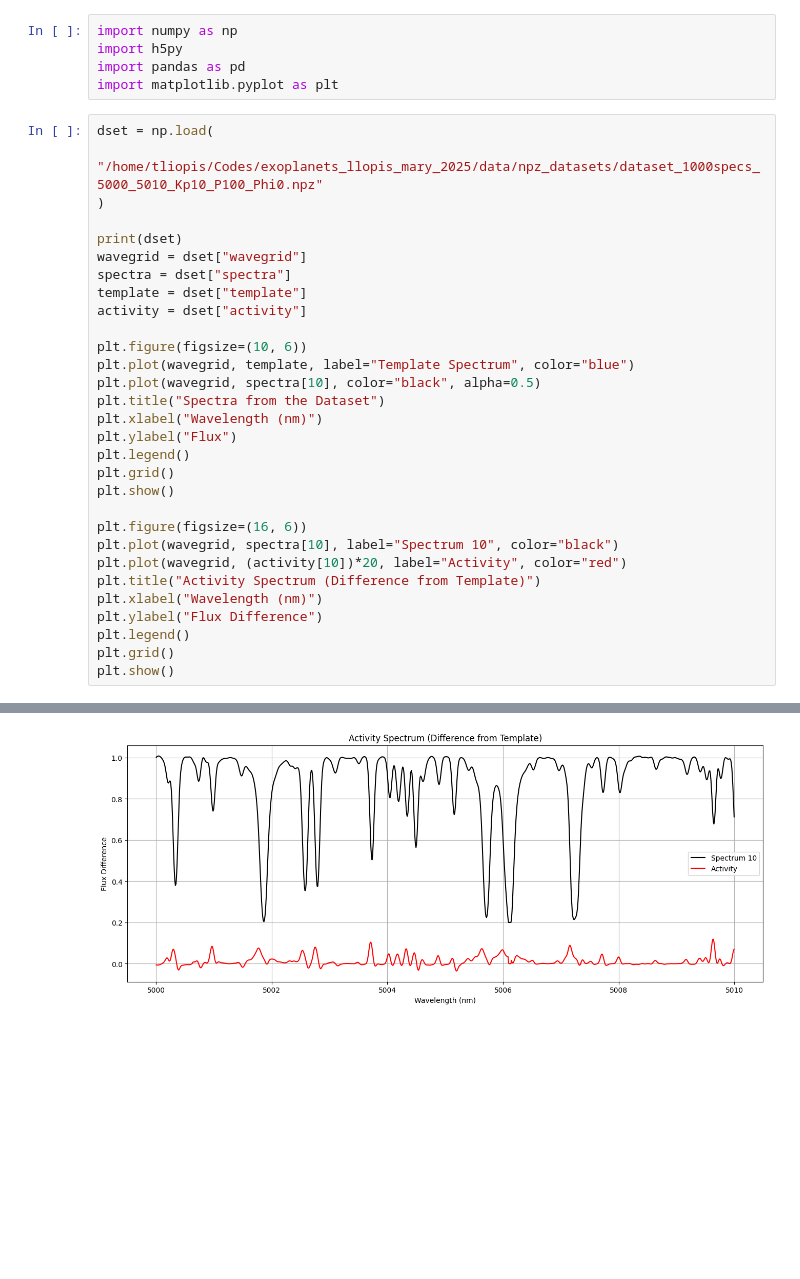
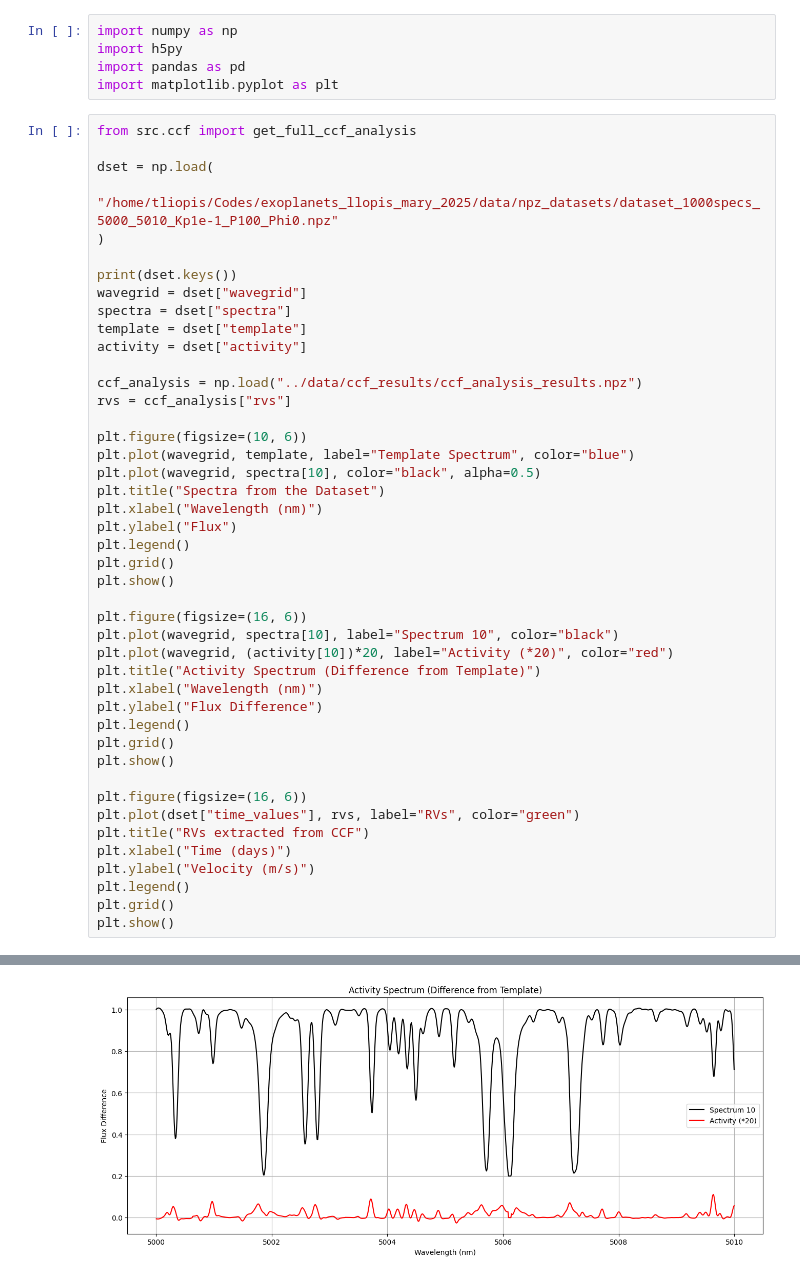
Before and after one commit to theollop/exoplanets_llopis_mary_2025, a Jupyter notebook: notebooks/soap_gpu_paper.ipynb, the cells around one changed output, grey strips where cells are left out. Cells and saved outputs as stored; diff of their text form; blank space fills up the shorter version.

```diff
--- a/notebooks/soap_gpu_paper.ipynb
+++ b/notebooks/soap_gpu_paper.ipynb
@@ -4,15 +4,20 @@ import h5py
 import pandas as pd
 import matplotlib.pyplot as plt
 # %%
+from src.ccf import get_full_ccf_analysis
+
 dset = np.load(
-    "/home/tliopis/Codes/exoplanets_llopis_mary_2025/data/npz_datasets/dataset_1000specs_5000_5010_Kp10_P100_Phi0.npz"
+    "/home/tliopis/Codes/exoplanets_llopis_mary_2025/data/npz_datasets/dataset_1000specs_5000_5010_Kp1e-1_P100_Phi0.npz"
 )
 
-print(dset)
+print(dset.keys())
 wavegrid = dset["wavegrid"]
 spectra = dset["spectra"]
 template = dset["template"]
 activity = dset["activity"]
+
+ccf_analysis = np.load("../data/ccf_results/ccf_analysis_results.npz")
+rvs = ccf_analysis["rvs"]
 
 plt.figure(figsize=(10, 6))
 plt.plot(wavegrid, template, label="Template Spectrum", color="blue")
@@ -26,11 +31,20 @@ plt.show()
 
 plt.figure(figsize=(16, 6))
 plt.plot(wavegrid, spectra[10], label="Spectrum 10", color="black")
-plt.plot(wavegrid, (activity[10])*20, label="Activity", color="red")
+plt.plot(wavegrid, (activity[10])*20, label="Activity (*20)", color="red")
 plt.title("Activity Spectrum (Difference from Template)")
 plt.xlabel("Wavelength (nm)")
 plt.ylabel("Flux Difference")
 plt.legend()
 plt.grid()
 plt.show()
+
+plt.figure(figsize=(16, 6))
+plt.plot(dset["time_values"], rvs, label="RVs", color="green")
+plt.title("RVs extracted from CCF")
+plt.xlabel("Time (days)")
+plt.ylabel("Velocity (m/s)")
+plt.legend()
+plt.grid()
+plt.show()
 # %% [output]
@@ -38,2 +52,2 @@ NpzFile '/home/tliopis/Codes/exoplanets_llopis_mary_2025/data/npz_datasets/datas
 [figure]
-[figure, old version]
+[figure, new version]
```
Also changed, not shown: parts of 3 cells of this notebook, 5 other files.
